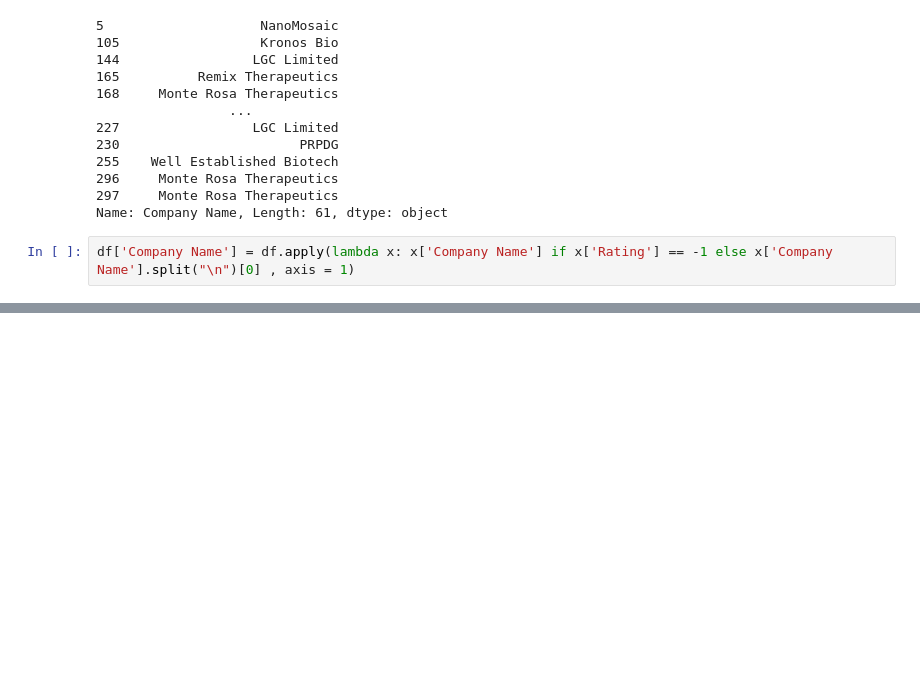
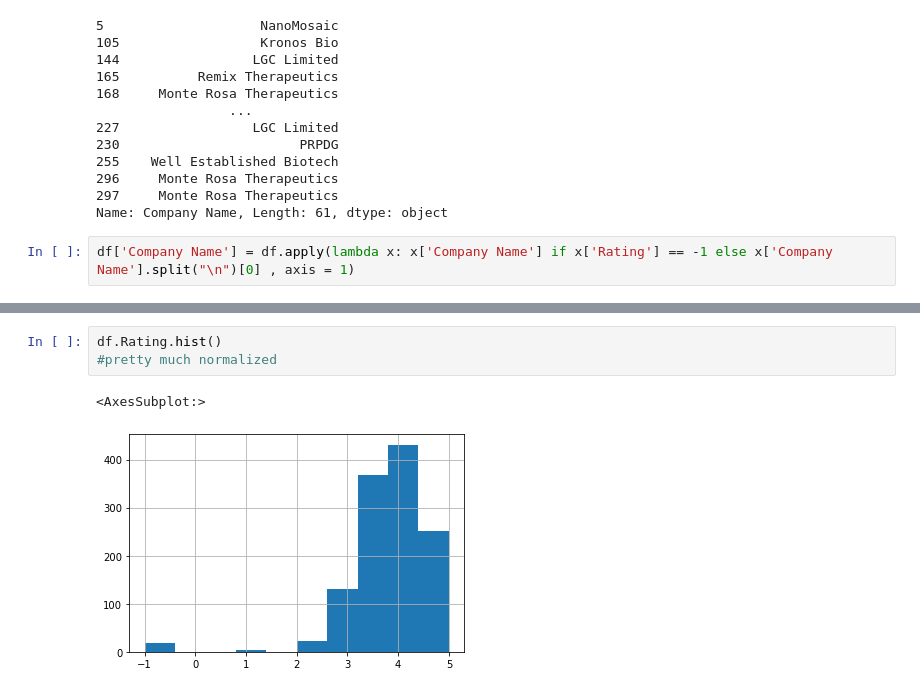
Before and after one commit to Navid-Ar/Data-Related-Jobs, a Jupyter notebook: DS_project.ipynb, the cells around one changed output, grey strips where cells are left out. Saved outputs shown, nothing was run; the diff lists cells and outputs as text; blank space fills up the shorter version.

```diff
--- a/DS_project.ipynb
+++ b/DS_project.ipynb
@@ -161,0 +254,6 @@ df.head()
+# %%
+df.Rating.hist()
+#pretty much normalized
+# %% [output]
+<AxesSubplot:>
+[figure, added]
```
Also changed, not shown: parts of 33 cells of this notebook, 1 other file.
